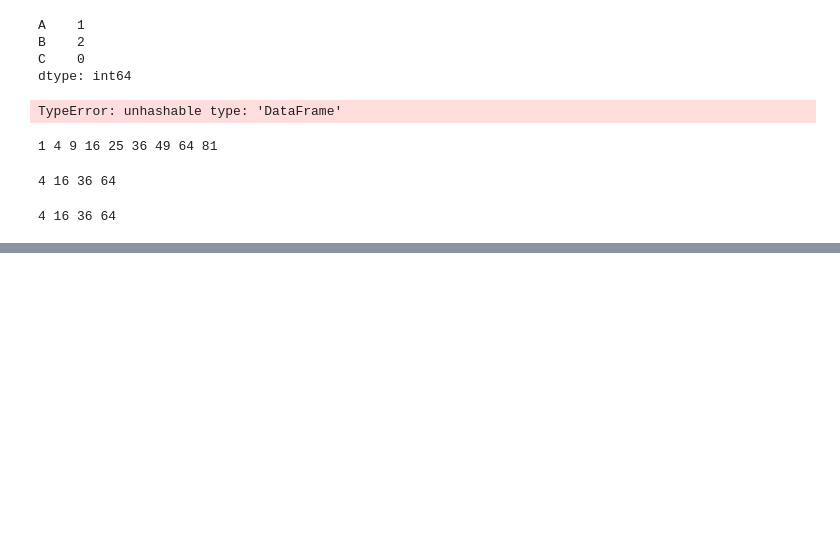
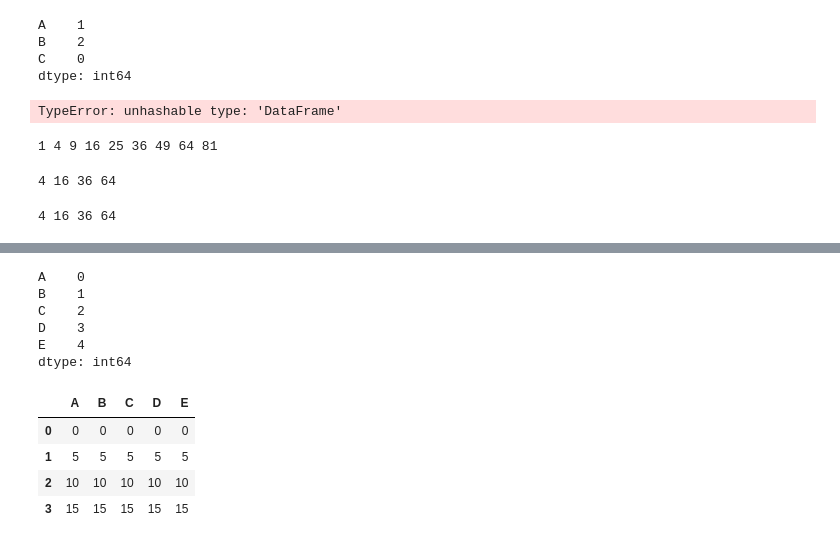
Before and after one commit to tychen742/thinkdsm, a Jupyter notebook: temps/test2.ipynb, the cells around one changed output, grey strips where cells are left out. Saved outputs shown, nothing was run; the diff lists cells and outputs as text; code cells hidden in the pictures; blank space fills up the shorter version.

```diff
--- a/temps/test2.ipynb
+++ b/temps/test2.ipynb
@@ -240,0 +269,17 @@ for num in results:
+# %%
+df.min()
+# %% [output]
+A    0
+B    1
+C    2
+D    3
+E    4
+dtype: int64
+# %%
+df - df.min()
+# %% [output]
+|  | A | B | C | D | E |
+| 0 | 0 | 0 | 0 | 0 | 0 |
+| 1 | 5 | 5 | 5 | 5 | 5 |
+| 2 | 10 | 10 | 10 | 10 | 10 |
+| 3 | 15 | 15 | 15 | 15 | 15 |
```
Also changed, not shown: parts of 4 cells of this notebook.
